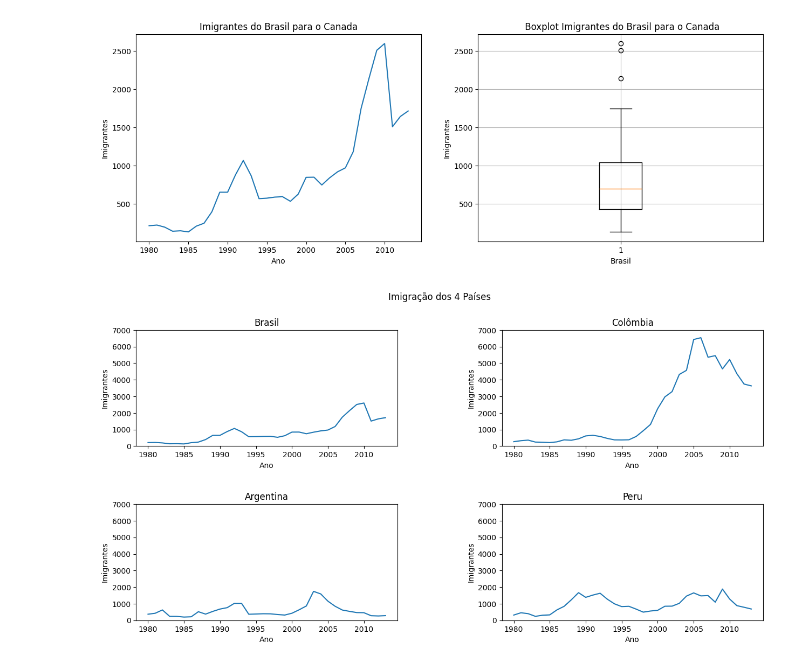
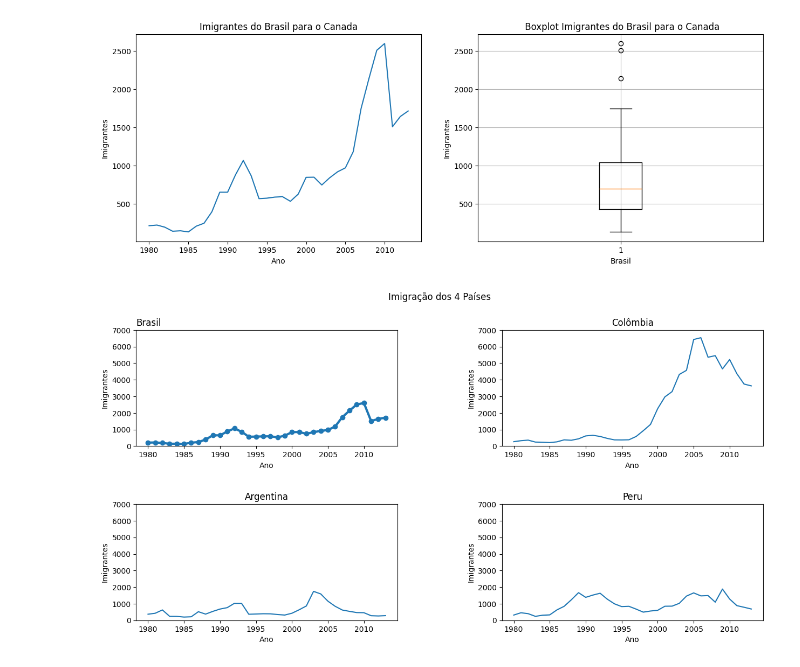
Before and after one commit to EduardoAMelo/ML_Engineering, a Jupyter notebook: data_visualization/classroom.ipynb, the cells around one changed output. Drawn from its saved outputs; the diff is of its cells as text; code cells hidden in the pictures.

Commit message:
Data visualization completed

```diff
--- a/data_visualization/classroom.ipynb
+++ b/data_visualization/classroom.ipynb
@@ -119,29 +121,29 @@ plt.show()
 # %%
 fig, axs = plt.subplots(2, 2, figsize=(15,7))
 fig.suptitle('Imigração dos 4 Países')
 fig.subplots_adjust(hspace=0.5, wspace=0.4)
 
-axs[0, 0].plot(data.loc['Brasil', anos])
-axs[0, 0].set_title('Brasil')
+axs[0, 0].plot(data.loc['Brasil', anos],lw=3, marker='o')
+axs[0, 0].set_title('Brasil', loc='left')
 
 axs[0, 1].plot(data.loc['Colômbia', anos])
 axs[0, 1].set_title('Colômbia')
 
 axs[1, 0].plot(data.loc['Argentina', anos])
 axs[1, 0].set_title('Argentina')
 
 axs[1, 1].plot(data.loc['Peru', anos])
 axs[1, 1].set_title('Peru')
 
 ymin = 0
 ymax = 7000
 for ax in axs.ravel():
     ax.set_ylim(ymin, ymax)
 
 for ax in axs.flat:
     ax.xaxis.set_major_locator(plt.MultipleLocator(5))
     ax.set_xlabel('Ano')
     ax.set_ylabel('Imigrantes')
 plt.show()
 # %% [output]
-[figure, old version]
+[figure, new version]
```
Also changed, not shown: parts of 21 cells of this notebook, 1 other file.
